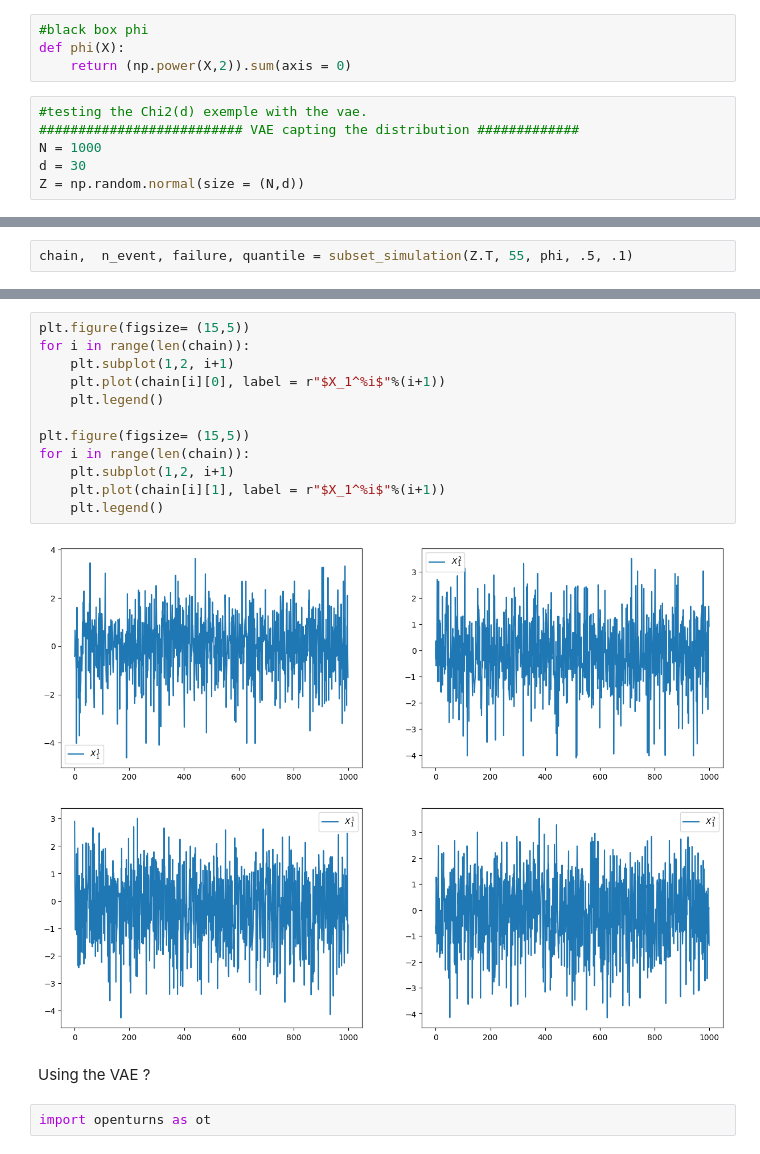
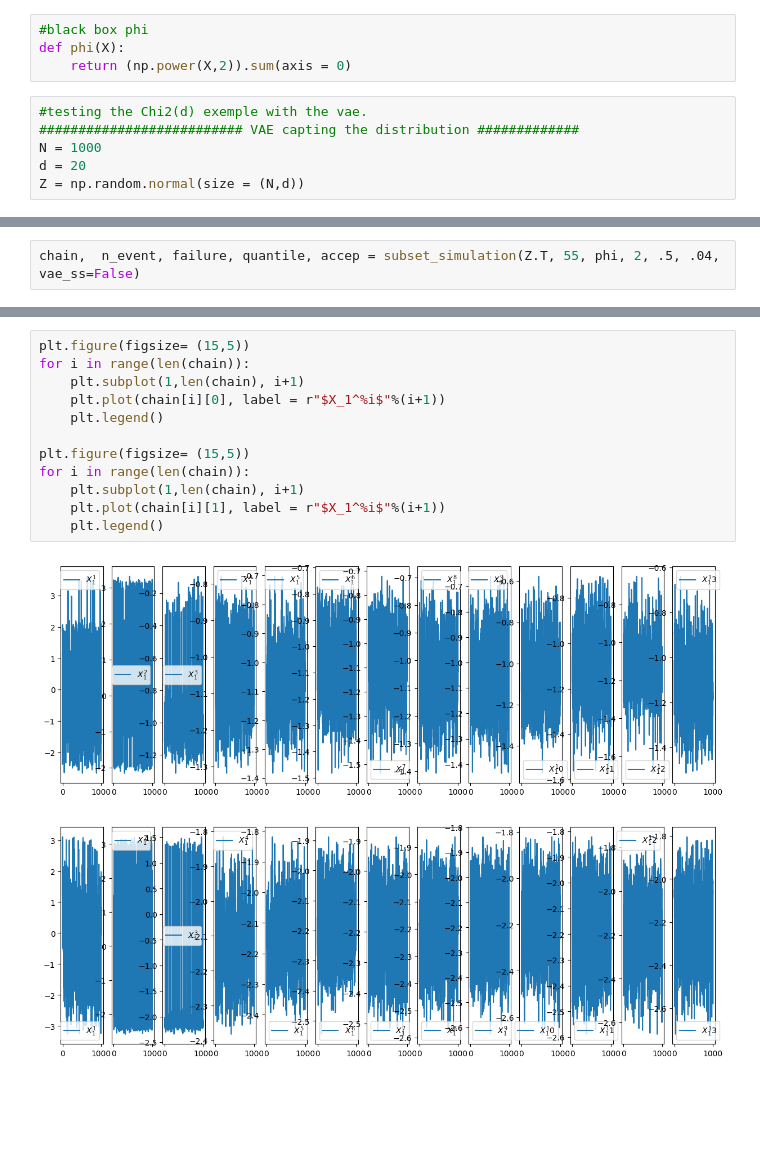
Before and after one commit to imn167/VAE_SS, a Jupyter notebook: SS_VAE.ipynb, the cells around one changed output, grey strips where cells are left out. Saved outputs shown, nothing was run; the diff lists cells and outputs as text; blank space fills up the shorter version.

```diff
--- a/SS_VAE.ipynb
+++ b/SS_VAE.ipynb
@@ -11,5 +11,5 @@ def phi(X):
 #testing the Chi2(d) exemple with the vae.
 ########################## VAE capting the distribution #############
 N = 1000
-d = 30
+d = 20
 Z = np.random.normal(size = (N,d))
@@ -28,5 +36,5 @@ Theorical probability for our problem 0.00355 with a threshold of 55
 # %%
-chain,  n_event, failure, quantile = subset_simulation(Z.T, 55, phi, .5, .1)
+chain,  n_event, failure, quantile, accep = subset_simulation(Z.T, 55, phi, 2, .5, .04, vae_ss=False)
 # %%
 print(n_event, quantile )
 # %% [output]
@@ -38,19 +46,15 @@ the probability estimation with SS 0.0068400000000000015
 # %%
 plt.figure(figsize= (15,5))
 for i in range(len(chain)):
-    plt.subplot(1,2, i+1)
+    plt.subplot(1,len(chain), i+1)
     plt.plot(chain[i][0], label = r"$X_1^%i$"%(i+1))
     plt.legend()
 
 plt.figure(figsize= (15,5))
 for i in range(len(chain)):
-    plt.subplot(1,2, i+1)
+    plt.subplot(1,len(chain), i+1)
     plt.plot(chain[i][1], label = r"$X_1^%i$"%(i+1))
     plt.legend()
 # %% [output]
-[figure, old version]
+[figure, new version]
-[figure, old version]
+[figure, new version]
-# %% [markdown]
-Using the VAE ?
-# %%
-import openturns as ot
```
Also changed, not shown: parts of 13 cells of this notebook, 4 other files.
